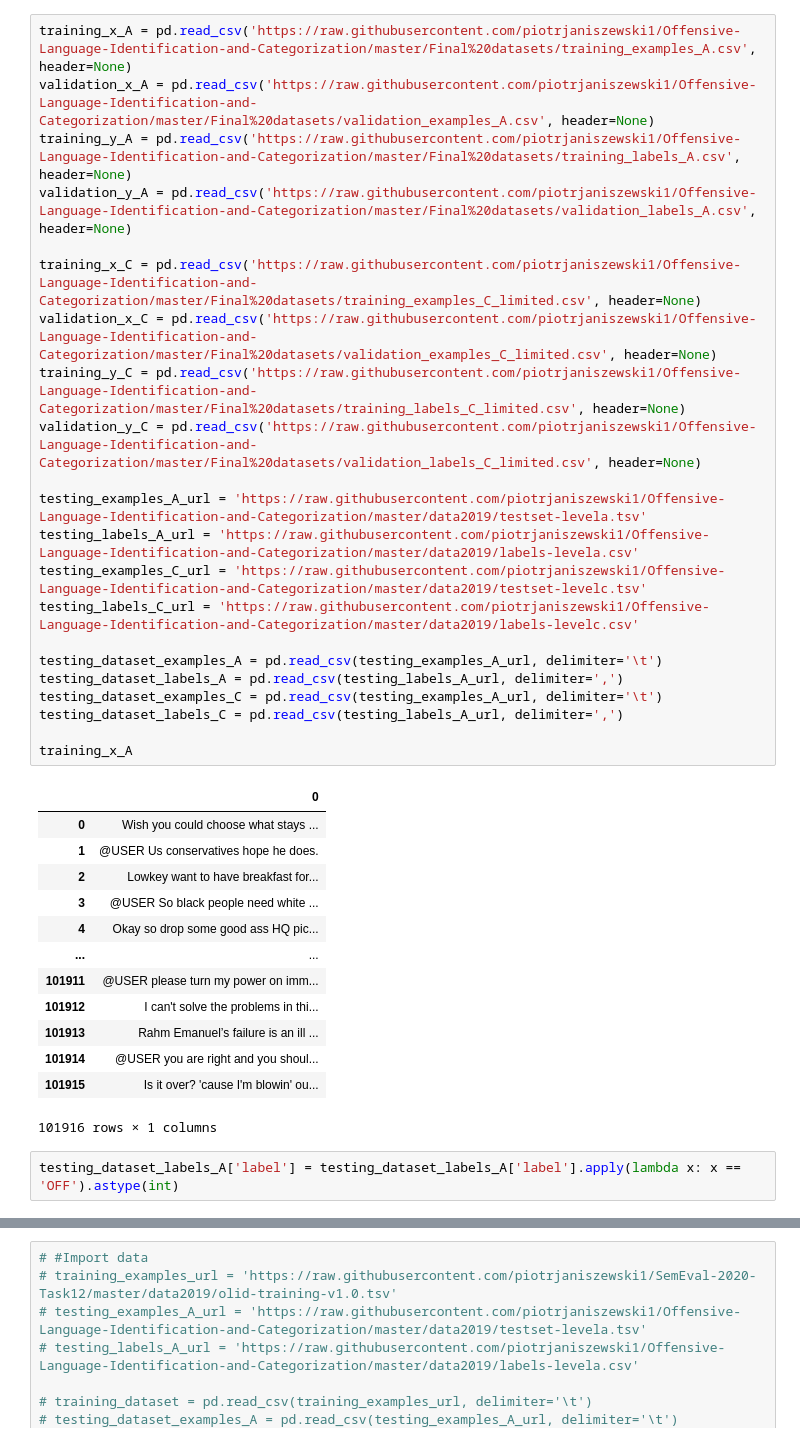
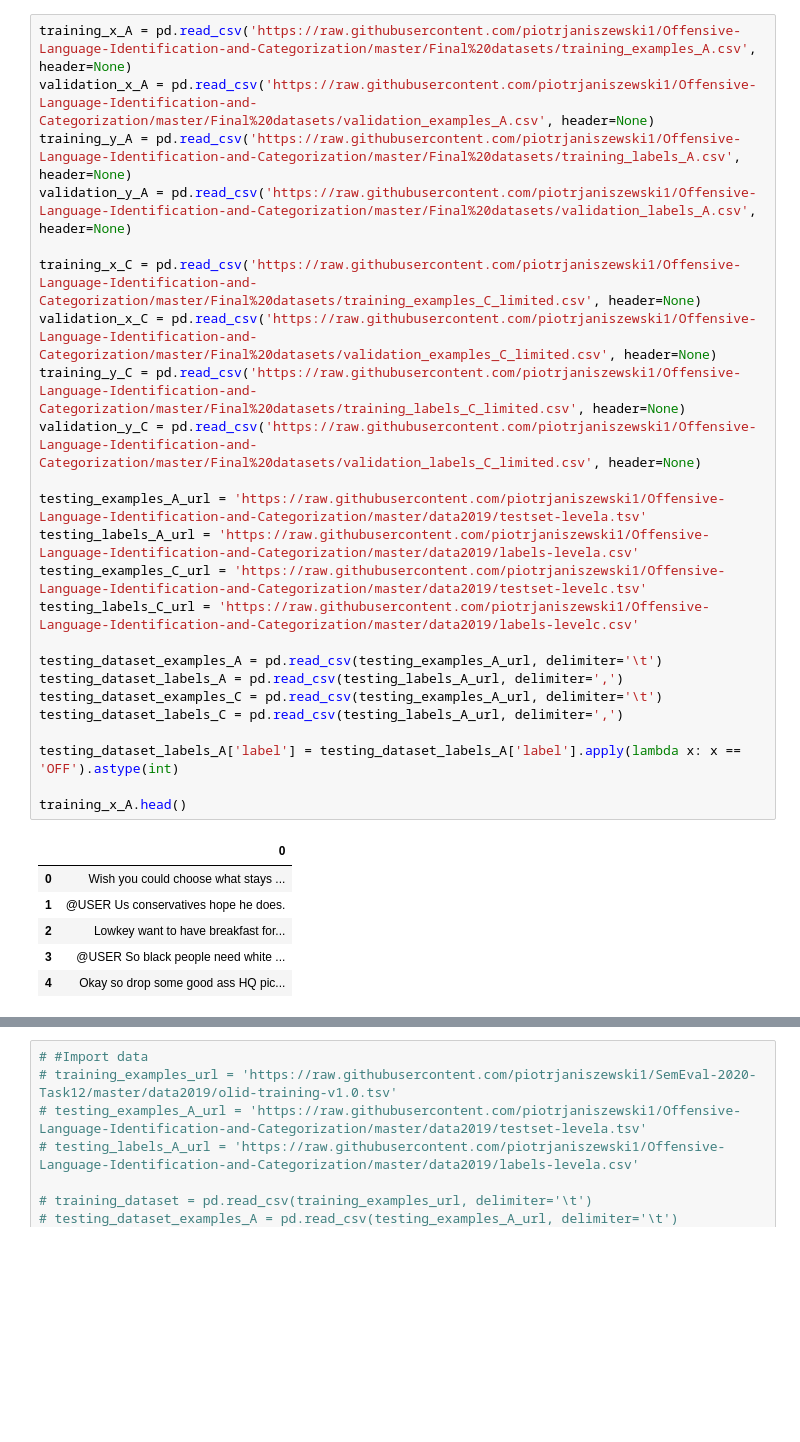
Before and after one commit to piotrjaniszewski1/Offensive-Language-Identification-and-Categorization, a Jupyter notebook: XLNet_torch_fine_tuning_A.ipynb, the cells around one changed output, grey strips where cells are left out. Cells and saved outputs as stored; diff of their text form; blank space fills up the shorter version.

```diff
--- a/XLNet_torch_fine_tuning_A.ipynb
+++ b/XLNet_torch_fine_tuning_A.ipynb
@@ -111,38 +103,31 @@ We recommend you upgrade now or ensure your notebook will continue to use Tensor
 # %%
 training_x_A = pd.read_csv('https://raw.githubusercontent.com/piotrjaniszewski1/Offensive-Language-Identification-and-Categorization/master/Final%20datasets/training_examples_A.csv', header=None)
 validation_x_A = pd.read_csv('https://raw.githubusercontent.com/piotrjaniszewski1/Offensive-Language-Identification-and-Categorization/master/Final%20datasets/validation_examples_A.csv', header=None)
 training_y_A = pd.read_csv('https://raw.githubusercontent.com/piotrjaniszewski1/Offensive-Language-Identification-and-Categorization/master/Final%20datasets/training_labels_A.csv', header=None)
 validation_y_A = pd.read_csv('https://raw.githubusercontent.com/piotrjaniszewski1/Offensive-Language-Identification-and-Categorization/master/Final%20datasets/validation_labels_A.csv', header=None)
 
 training_x_C = pd.read_csv('https://raw.githubusercontent.com/piotrjaniszewski1/Offensive-Language-Identification-and-Categorization/master/Final%20datasets/training_examples_C_limited.csv', header=None)
 validation_x_C = pd.read_csv('https://raw.githubusercontent.com/piotrjaniszewski1/Offensive-Language-Identification-and-Categorization/master/Final%20datasets/validation_examples_C_limited.csv', header=None)
 training_y_C = pd.read_csv('https://raw.githubusercontent.com/piotrjaniszewski1/Offensive-Language-Identification-and-Categorization/master/Final%20datasets/training_labels_C_limited.csv', header=None)
 validation_y_C = pd.read_csv('https://raw.githubusercontent.com/piotrjaniszewski1/Offensive-Language-Identification-and-Categorization/master/Final%20datasets/validation_labels_C_limited.csv', header=None)
 
 testing_examples_A_url = 'https://raw.githubusercontent.com/piotrjaniszewski1/Offensive-Language-Identification-and-Categorization/master/data2019/testset-levela.tsv'
 testing_labels_A_url = 'https://raw.githubusercontent.com/piotrjaniszewski1/Offensive-Language-Identification-and-Categorization/master/data2019/labels-levela.csv'
 testing_examples_C_url = 'https://raw.githubusercontent.com/piotrjaniszewski1/Offensive-Language-Identification-and-Categorization/master/data2019/testset-levelc.tsv'
 testing_labels_C_url = 'https://raw.githubusercontent.com/piotrjaniszewski1/Offensive-Language-Identification-and-Categorization/master/data2019/labels-levelc.csv'
 
 testing_dataset_examples_A = pd.read_csv(testing_examples_A_url, delimiter='\t')
 testing_dataset_labels_A = pd.read_csv(testing_labels_A_url, delimiter=',')
 testing_dataset_examples_C = pd.read_csv(testing_examples_A_url, delimiter='\t')
 testing_dataset_labels_C = pd.read_csv(testing_labels_A_url, delimiter=',')
 
-training_x_A
+testing_dataset_labels_A['label'] = testing_dataset_labels_A['label'].apply(lambda x: x == 'OFF').astype(int)
+
+training_x_A.head()
 # %% [output]
 |  | 0 |
 | 0 | Wish you could choose what stays ... |
 | 1 | @USER Us conservatives hope he does. |
 | 2 | Lowkey want to have breakfast for... |
 | 3 | @USER So black people need white ... |
 | 4 | Okay so drop some good ass HQ pic... |
-| ... | ... |
-| 101911 | @USER please turn my power on imm... |
-| 101912 | I can't solve the problems in thi... |
-| 101913 | Rahm Emanuel’s failure is an ill ... |
-| 101914 | @USER you are right and you shoul... |
-| 101915 | Is it over? 'cause I'm blowin' ou... |
-101916 rows × 1 columns
-# %%
-testing_dataset_labels_A['label'] = testing_dataset_labels_A['label'].apply(lambda x: x == 'OFF').astype(int)
```
Also changed, not shown: parts of 17 cells of this notebook.
